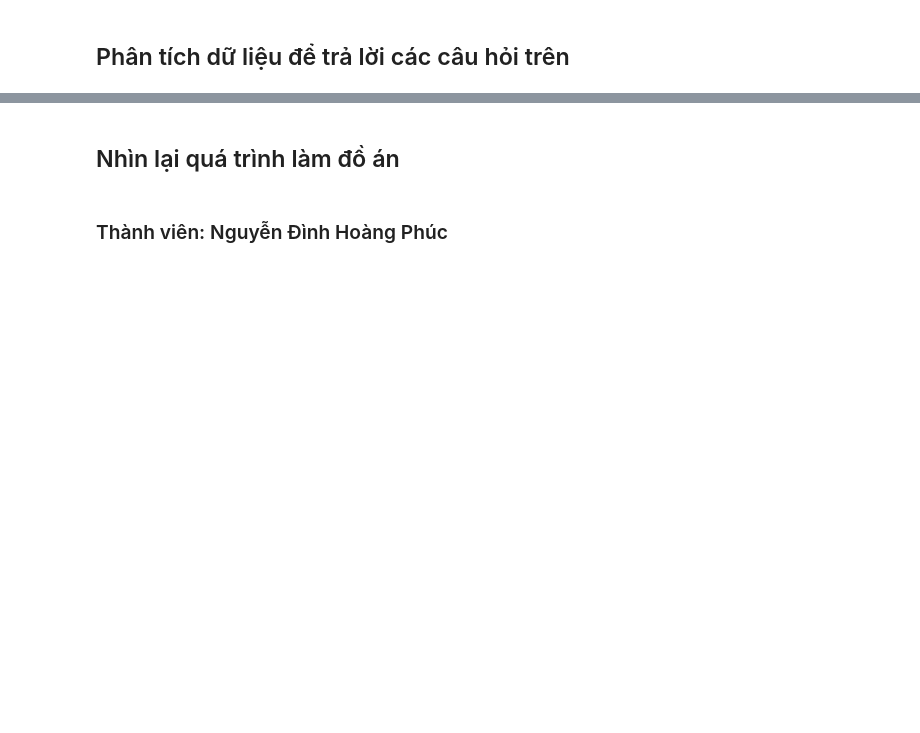
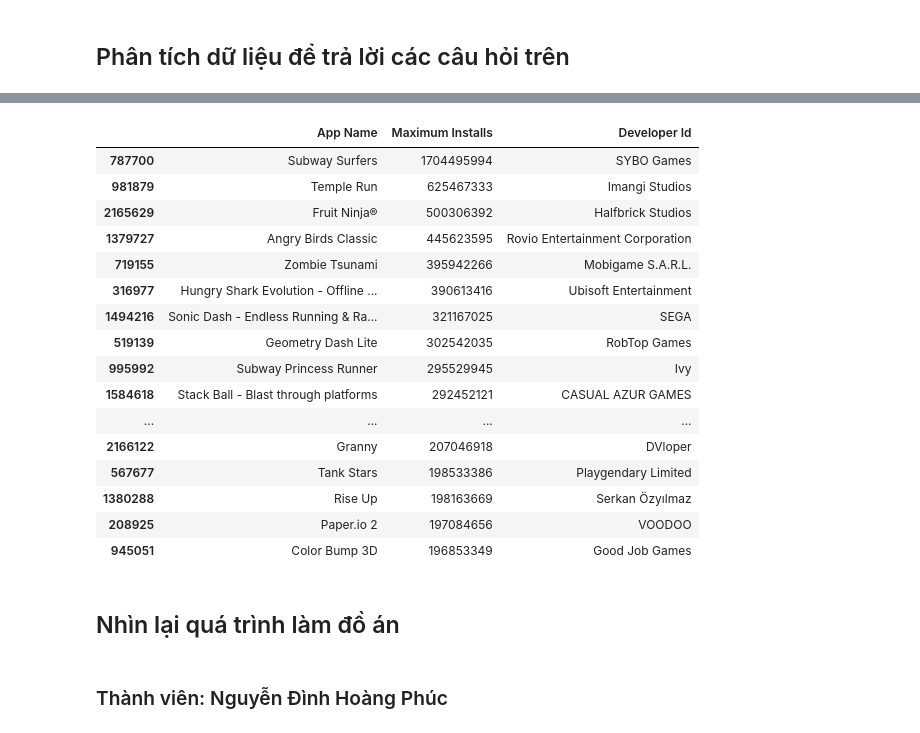
Before and after one commit to ldtpvince/P4DS_FINAL_PJ, a Jupyter notebook: 18120143-18120512.ipynb, the cells around one changed output, grey strips where cells are left out. Saved outputs shown, nothing was run; the diff lists cells and outputs as text; code cells hidden in the pictures; blank space fills up the shorter version.

```diff
--- a/18120143-18120512.ipynb
+++ b/18120143-18120512.ipynb
@@ -345,3 +581,23 @@ Cột currency có giá trị "XXX" mang ý nghĩa là "No currency" (theo Wikip
+# %%
+gps_df[gps_df['Category'] == 'Arcade'].sort_values(ascending = False, by = 'Maximum Installs')[:20][['App Name','Maximum Installs', 'Developer Id']]
+# %% [output]
+|  | App Name | Maximum Installs | Developer Id |
+| 787700 | Subway Surfers | 1704495994 | SYBO Games |
+| 981879 | Temple Run | 625467333 | Imangi Studios |
+| 2165629 | Fruit Ninja® | 500306392 | Halfbrick Studios |
+| 1379727 | Angry Birds Classic | 445623595 | Rovio Entertainment Corporation |
+| 719155 | Zombie Tsunami | 395942266 | Mobigame S.A.R.L. |
+| 316977 | Hungry Shark Evolution - Offline ... | 390613416 | Ubisoft Entertainment |
+| 1494216 | Sonic Dash - Endless Running & Ra... | 321167025 | SEGA |
+| 519139 | Geometry Dash Lite | 302542035 | RobTop Games |
+| 995992 | Subway Princess Runner | 295529945 | Ivy |
+| 1584618 | Stack Ball - Blast through platforms | 292452121 | CASUAL AZUR GAMES |
+| ... | ... | ... | ... |
+| 2166122 | Granny | 207046918 | DVloper |
+| 567677 | Tank Stars | 198533386 | Playgendary Limited |
+| 1380288 | Rise Up | 198163669 | Serkan Özyılmaz |
+| 208925 | Paper.io 2 | 197084656 | VOODOO |
+| 945051 | Color Bump 3D | 196853349 | Good Job Games |
 # %% [markdown]
 ## Nhìn lại quá trình làm đồ án
 # %% [markdown]
```
Also changed, not shown: parts of 44 cells of this notebook.
